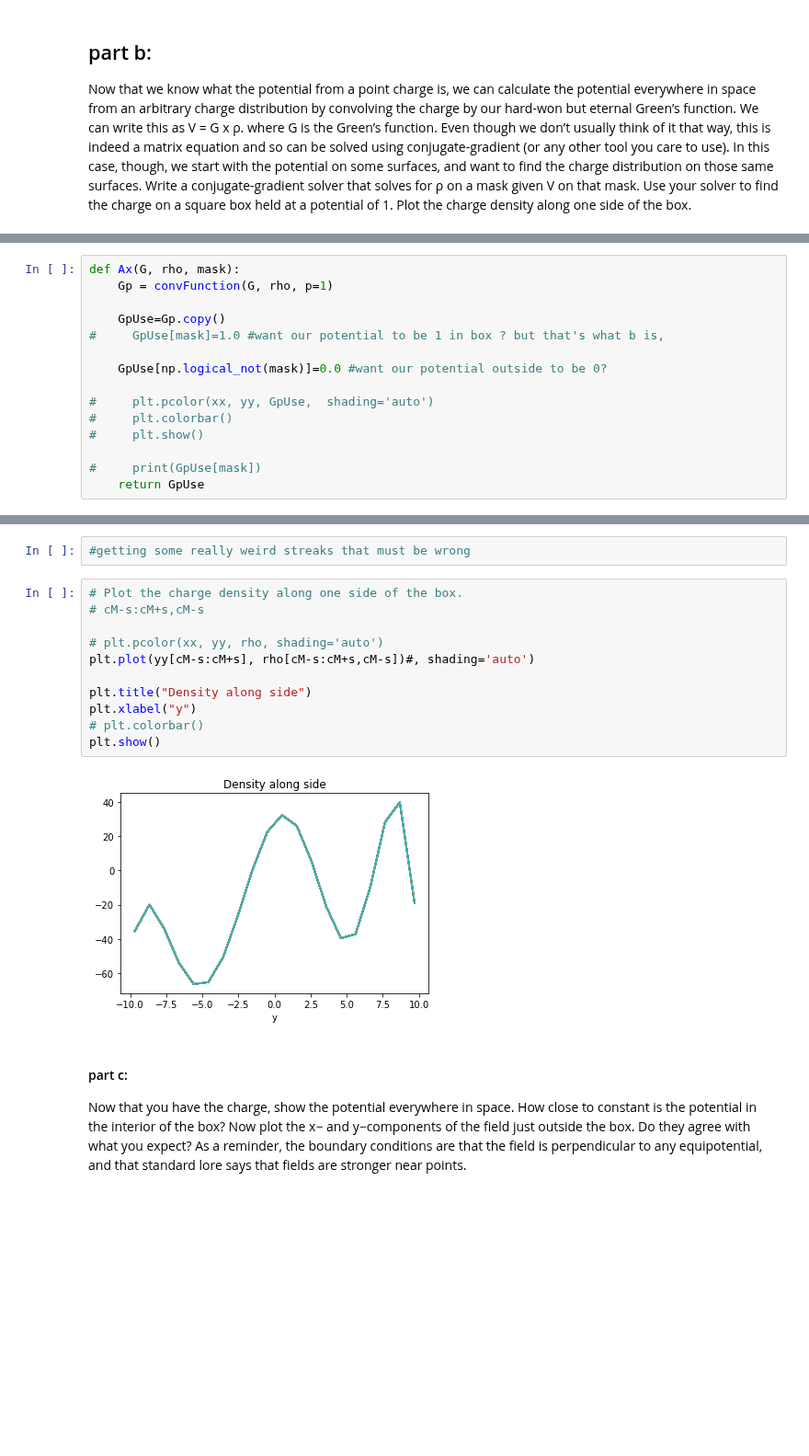
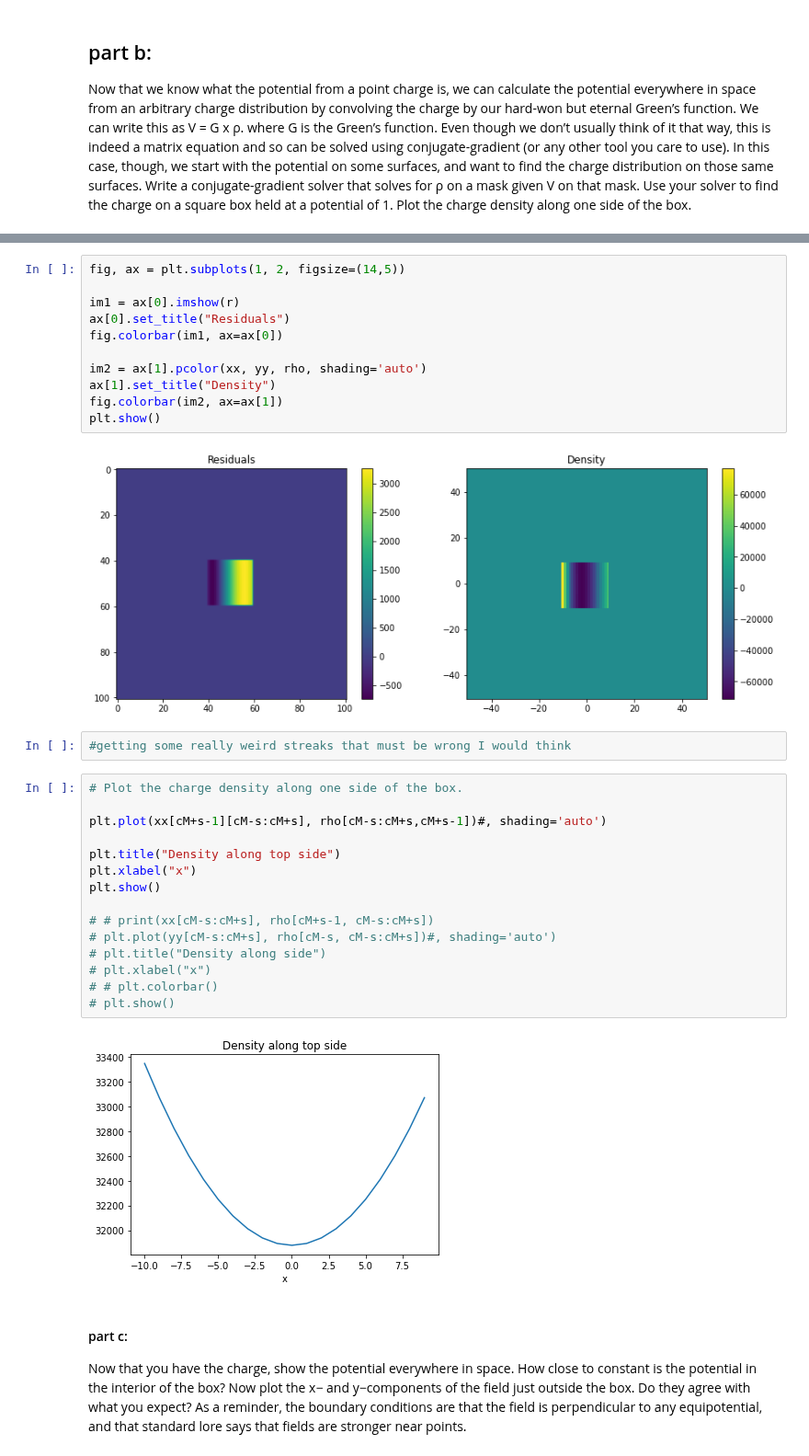
Before and after one commit to eklem1/Phys512_EK, a Jupyter notebook: PS7/A7_Q2.ipynb, the cells around one changed output, grey strips where cells are left out. Shown at 92% size. Drawn from its saved outputs; the diff is of its cells as text; blank space fills up the shorter version.

```diff
--- a/PS7/A7_Q2.ipynb
+++ b/PS7/A7_Q2.ipynb
@@ -180,15 +168,0 @@ def green(x, y, soften = 0.01):
-# %%
-def Ax(G, rho, mask):
-    Gp = convFunction(G, rho, p=1)
-
-    GpUse=Gp.copy()
-#     GpUse[mask]=1.0 #want our potential to be 1 in box ? but that's what b is,
-
-    GpUse[np.logical_not(mask)]=0.0 #want our potential outside to be 0?
-
-#     plt.pcolor(xx, yy, GpUse,  shading='auto')
-#     plt.colorbar()
-#     plt.show()
-
-#     print(GpUse[mask])
-    return GpUse
@@ -321,18 +259,35 @@ on iteration 900 residual is 12432.14439963856
+# %%
+fig, ax = plt.subplots(1, 2, figsize=(14,5))
+
+im1 = ax[0].imshow(r)
+ax[0].set_title("Residuals")
+fig.colorbar(im1, ax=ax[0])
+
+im2 = ax[1].pcolor(xx, yy, rho, shading='auto')
+ax[1].set_title("Density")
+fig.colorbar(im2, ax=ax[1])
+plt.show()
+# %% [output]
+[figure, added]
 # %%
-#getting some really weird streaks that must be wrong
+#getting some really weird streaks that must be wrong I would think
 # %%
 # Plot the charge density along one side of the box.
-# cM-s:cM+s,cM-s
 
-# plt.pcolor(xx, yy, rho, shading='auto')
-plt.plot(yy[cM-s:cM+s], rho[cM-s:cM+s,cM-s])#, shading='auto')
+plt.plot(xx[cM+s-1][cM-s:cM+s], rho[cM-s:cM+s,cM+s-1])#, shading='auto')
 
-plt.title("Density along side")
-plt.xlabel("y")
-# plt.colorbar()
+plt.title("Density along top side")
+plt.xlabel("x")
 plt.show()
+
+# # print(xx[cM-s:cM+s], rho[cM+s-1, cM-s:cM+s])
+# plt.plot(yy[cM-s:cM+s], rho[cM-s, cM-s:cM+s])#, shading='auto')
+# plt.title("Density along side")
+# plt.xlabel("x")
+# # plt.colorbar()
+# plt.show()
 # %% [output]
-[figure, old version]
+[figure, new version]
 # %% [markdown]
 #### part c:
 Now that you have the charge, show the potential everywhere in space. How close to constant is the potential in the interior of the box? Now plot the x− and y−components of the field just outside the box. Do they agree with what you expect? As a reminder, the boundary conditions are that the field is perpendicular to any equipotential, and that standard lore says that fields are stronger near points.
```
Also changed, not shown: parts of 18 cells of this notebook.
